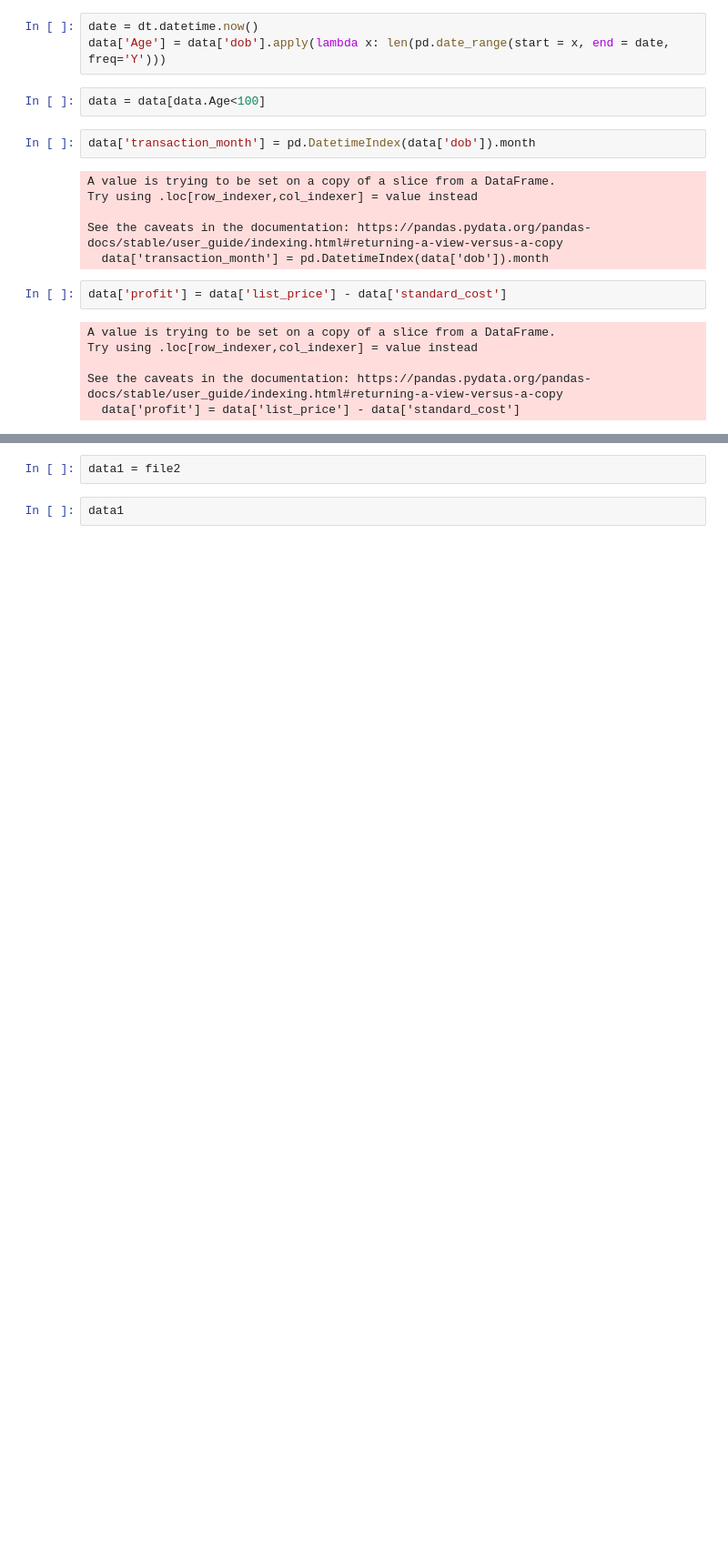
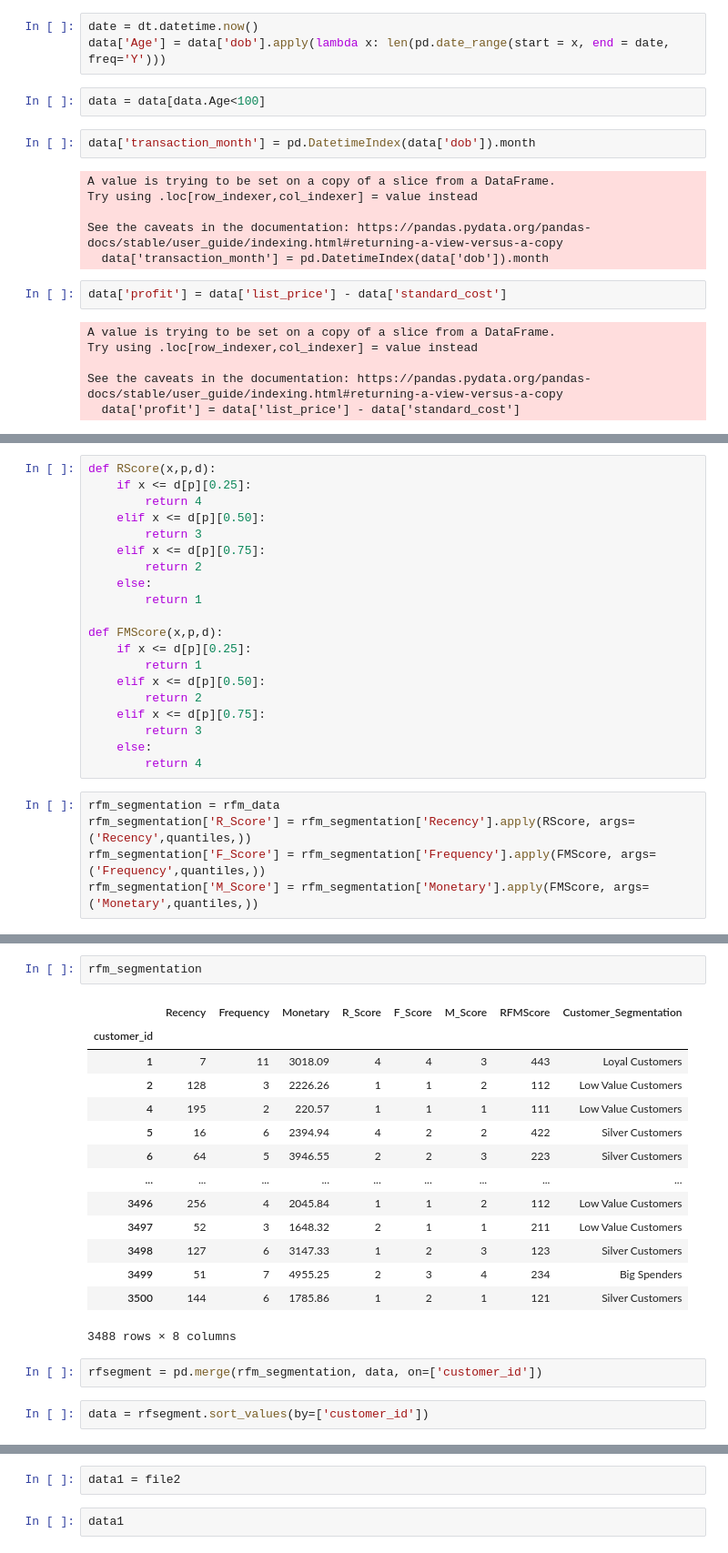
Before and after one commit to ShubhamGTiwari/KPMG_Virtual_Internship, a Jupyter notebook: KPMG_Task2/KPMG_Task2.ipynb, the cells around one changed output, grey strips where cells are left out. Shown at 91% size. Cells and saved outputs as stored; diff of their text form; blank space fills up the shorter version.

```diff
--- a/KPMG_Task2/KPMG_Task2.ipynb
+++ b/KPMG_Task2/KPMG_Task2.ipynb
@@ -233,0 +352,25 @@ data
+# %%
+def RScore(x,p,d):
+    if x <= d[p][0.25]:
+        return 4
+    elif x <= d[p][0.50]:
+        return 3
+    elif x <= d[p][0.75]:
+        return 2
+    else:
+        return 1
+
+def FMScore(x,p,d):
+    if x <= d[p][0.25]:
+        return 1
+    elif x <= d[p][0.50]:
+        return 2
+    elif x <= d[p][0.75]:
+        return 3
+    else:
+        return 4
+# %%
+rfm_segmentation = rfm_data
+rfm_segmentation['R_Score'] = rfm_segmentation['Recency'].apply(RScore, args=('Recency',quantiles,))
+rfm_segmentation['F_Score'] = rfm_segmentation['Frequency'].apply(FMScore, args=('Frequency',quantiles,))
+rfm_segmentation['M_Score'] = rfm_segmentation['Monetary'].apply(FMScore, args=('Monetary',quantiles,))
@@ -233,0 +432,21 @@ data
+# %%
+rfm_segmentation
+# %% [output]
+|  | Recency | Frequency | Monetary | R_Score | F_Score | M_Score | RFMScore | Customer_Segmentation |
+| customer_id |  |  |  |  |  |  |  |  |
+| 1 | 7 | 11 | 3018.09 | 4 | 4 | 3 | 443 | Loyal Customers |
+| 2 | 128 | 3 | 2226.26 | 1 | 1 | 2 | 112 | Low Value Customers |
+| 4 | 195 | 2 | 220.57 | 1 | 1 | 1 | 111 | Low Value Customers |
+| 5 | 16 | 6 | 2394.94 | 4 | 2 | 2 | 422 | Silver Customers |
+| 6 | 64 | 5 | 3946.55 | 2 | 2 | 3 | 223 | Silver Customers |
+| ... | ... | ... | ... | ... | ... | ... | ... | ... |
+| 3496 | 256 | 4 | 2045.84 | 1 | 1 | 2 | 112 | Low Value Customers |
+| 3497 | 52 | 3 | 1648.32 | 2 | 1 | 1 | 211 | Low Value Customers |
+| 3498 | 127 | 6 | 3147.33 | 1 | 2 | 3 | 123 | Silver Customers |
+| 3499 | 51 | 7 | 4955.25 | 2 | 3 | 4 | 234 | Big Spenders |
+| 3500 | 144 | 6 | 1785.86 | 1 | 2 | 1 | 121 | Silver Customers |
+3488 rows × 8 columns
+# %%
+rfsegment = pd.merge(rfm_segmentation, data, on=['customer_id'])
+# %%
+data = rfsegment.sort_values(by=['customer_id'])
```
Also changed, not shown: parts of 30 cells of this notebook, 1 other file.
